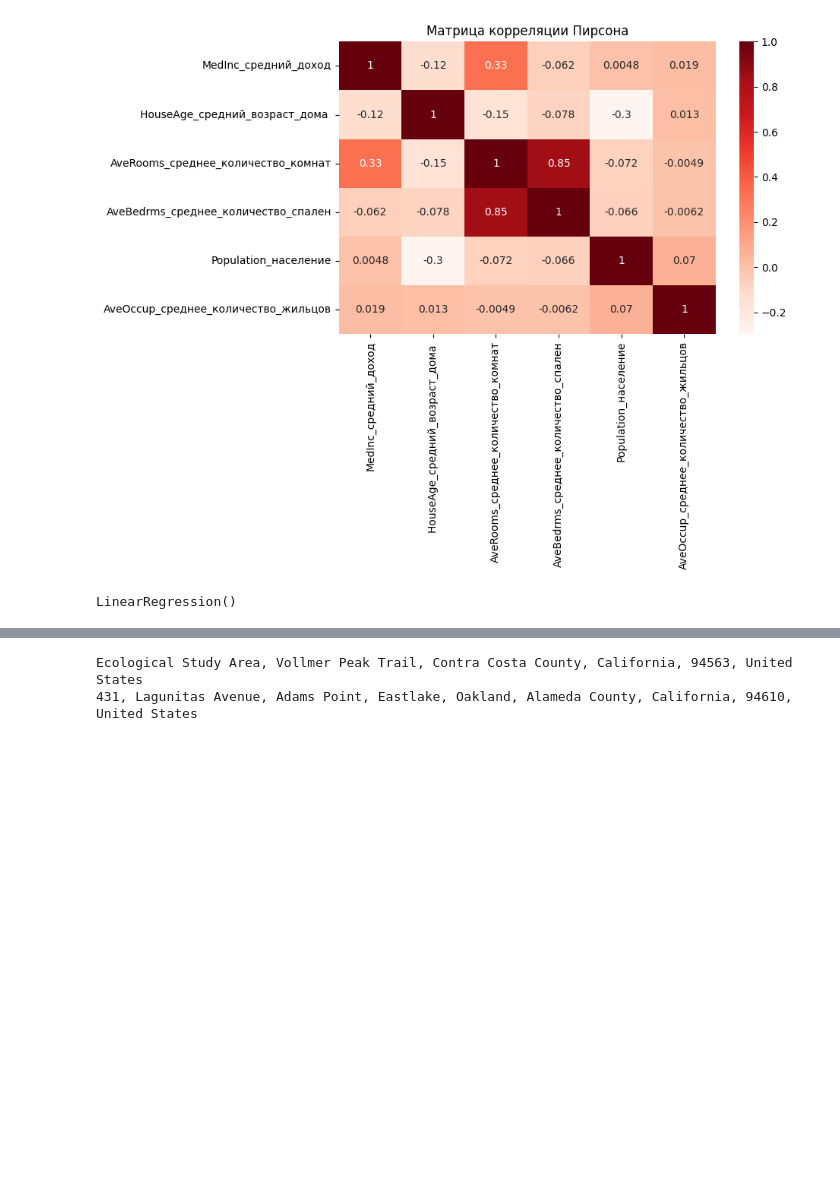
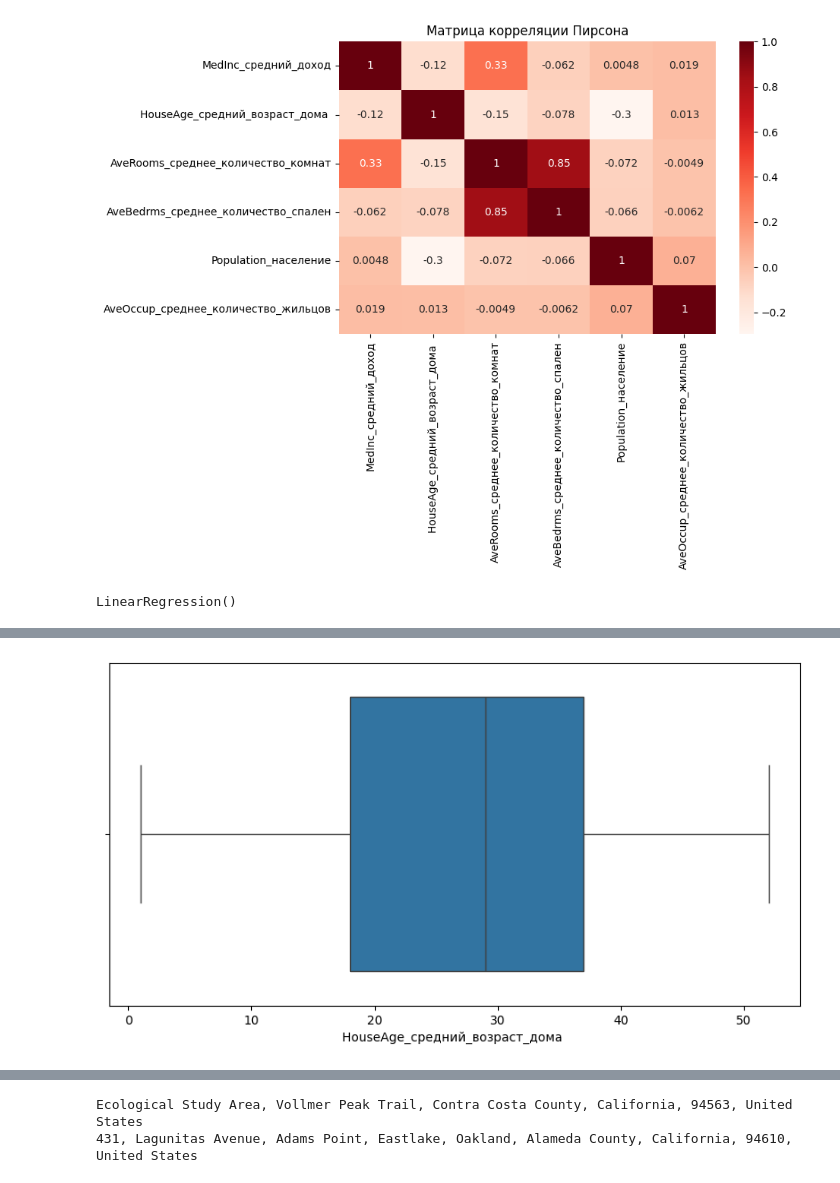
Before and after one commit to OVP2023/ML, a Jupyter notebook: работа_с_переменными_дз.ipynb, the cells around one changed output, grey strips where cells are left out. Cells and saved outputs as stored; diff of their text form; code cells hidden in the pictures; blank space fills up the shorter version.

```diff
--- a/работа_с_переменными_дз.ipynb
+++ b/работа_с_переменными_дз.ipynb
@@ -140,0 +180,7 @@ RMSE: 0.7296092376466279
+# %%
+plt.figure(figsize=(10, 5))
+sns.boxplot(x=X['HouseAge_средний_возраст_дома '])
+plt.show()
+#нет выбросов
+# %% [output]
+[figure, added]
```
Also changed, not shown: parts of 18 cells of this notebook.
